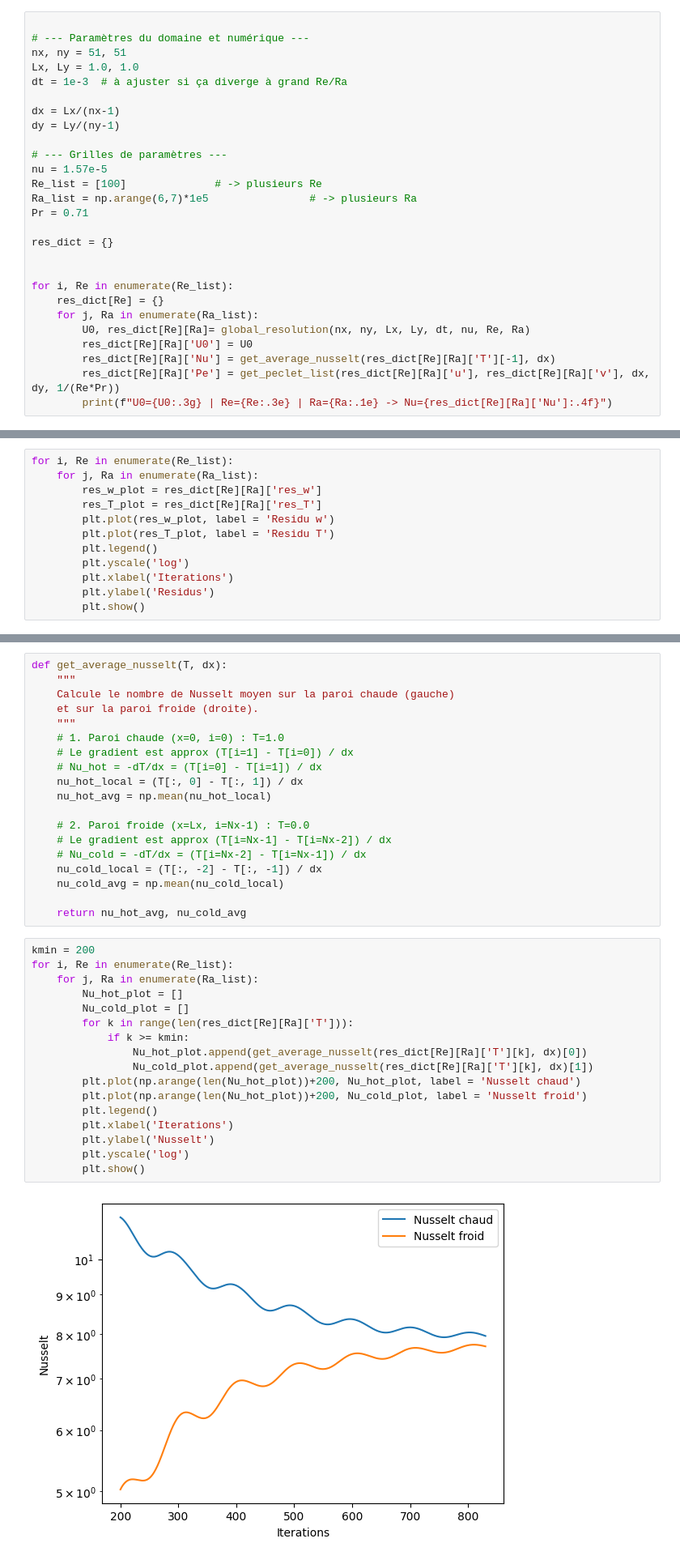
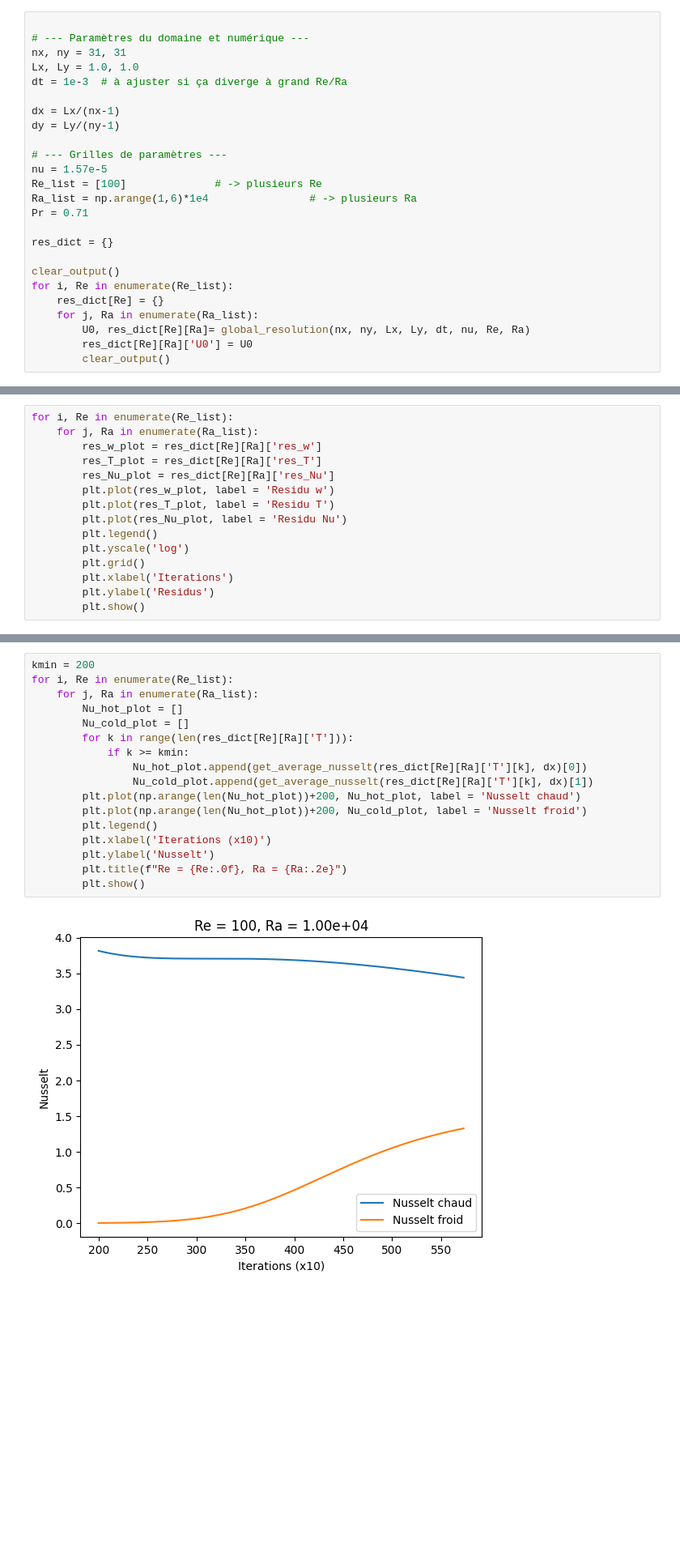
Before and after one commit to PierreG25/Thermal-transfert, a Jupyter notebook: Nusselt.ipynb, the cells around one changed output, grey strips where cells are left out. Shown at 81% size. Drawn from its saved outputs; the diff is of its cells as text; blank space fills up the shorter version.

```diff
--- a/Nusselt.ipynb
+++ b/Nusselt.ipynb
@@ -8,7 +10,7 @@ from projet_6_bis_iteration_friendly import *
 # %%
 
 # --- Paramètres du domaine et numérique ---
-nx, ny = 51, 51
+nx, ny = 31, 31
 Lx, Ly = 1.0, 1.0
 dt = 1e-3  # à ajuster si ça diverge à grand Re/Ra
 
@@ -18,18 +20,16 @@ dy = Ly/(ny-1)
 # --- Grilles de paramètres ---
 nu = 1.57e-5
 Re_list = [100]              # -> plusieurs Re
-Ra_list = np.arange(6,7)*1e5                # -> plusieurs Ra
+Ra_list = np.arange(1,6)*1e4                # -> plusieurs Ra
 Pr = 0.71
 
 res_dict = {}
 
-
+clear_output()
 for i, Re in enumerate(Re_list):
     res_dict[Re] = {}
     for j, Ra in enumerate(Ra_list):
         U0, res_dict[Re][Ra]= global_resolution(nx, ny, Lx, Ly, dt, nu, Re, Ra)
         res_dict[Re][Ra]['U0'] = U0
-        res_dict[Re][Ra]['Nu'] = get_average_nusselt(res_dict[Re][Ra]['T'][-1], dx)
-        res_dict[Re][Ra]['Pe'] = get_peclet_list(res_dict[Re][Ra]['u'], res_dict[Re][Ra]['v'], dx, dy, 1/(Re*Pr))
-        print(f"U0={U0:.3g} | Re={Re:.3e} | Ra={Ra:.1e} -> Nu={res_dict[Re][Ra]['Nu']:.4f}")
+        clear_output()
 # %% [output]
@@ -55,10 +55,13 @@ for i, Re in enumerate(Re_list):
     for j, Ra in enumerate(Ra_list):
         res_w_plot = res_dict[Re][Ra]['res_w']
         res_T_plot = res_dict[Re][Ra]['res_T']
+        res_Nu_plot = res_dict[Re][Ra]['res_Nu']
         plt.plot(res_w_plot, label = 'Residu w')
         plt.plot(res_T_plot, label = 'Residu T')
+        plt.plot(res_Nu_plot, label = 'Residu Nu')
         plt.legend()
         plt.yscale('log')
+        plt.grid()
         plt.xlabel('Iterations')
         plt.ylabel('Residus')
         plt.show()
@@ -67,38 +71,19 @@ for i, Re in enumerate(Re_list):
-# %%
-def get_average_nusselt(T, dx):
-    """
-    Calcule le nombre de Nusselt moyen sur la paroi chaude (gauche)
-    et sur la paroi froide (droite).
-    """
-    # 1. Paroi chaude (x=0, i=0) : T=1.0
-    # Le gradient est approx (T[i=1] - T[i=0]) / dx
-    # Nu_hot = -dT/dx = (T[i=0] - T[i=1]) / dx
-    nu_hot_local = (T[:, 0] - T[:, 1]) / dx
-    nu_hot_avg = np.mean(nu_hot_local)
-
-    # 2. Paroi froide (x=Lx, i=Nx-1) : T=0.0
-    # Le gradient est approx (T[i=Nx-1] - T[i=Nx-2]) / dx
-    # Nu_cold = -dT/dx = (T[i=Nx-2] - T[i=Nx-1]) / dx
-    nu_cold_local = (T[:, -2] - T[:, -1]) / dx
-    nu_cold_avg = np.mean(nu_cold_local)
-
-    return nu_hot_avg, nu_cold_avg
 # %%
 kmin = 200
 for i, Re in enumerate(Re_list):
     for j, Ra in enumerate(Ra_list):
         Nu_hot_plot = []
         Nu_cold_plot = []
         for k in range(len(res_dict[Re][Ra]['T'])):
             if k >= kmin:
                 Nu_hot_plot.append(get_average_nusselt(res_dict[Re][Ra]['T'][k], dx)[0])
                 Nu_cold_plot.append(get_average_nusselt(res_dict[Re][Ra]['T'][k], dx)[1])
         plt.plot(np.arange(len(Nu_hot_plot))+200, Nu_hot_plot, label = 'Nusselt chaud')
         plt.plot(np.arange(len(Nu_hot_plot))+200, Nu_cold_plot, label = 'Nusselt froid')
         plt.legend()
-        plt.xlabel('Iterations')
+        plt.xlabel('Iterations (x10)')
         plt.ylabel('Nusselt')
-        plt.yscale('log')
+        plt.title(f"Re = {Re:.0f}, Ra = {Ra:.2e}")
         plt.show()
 # %% [output]
-[figure, old version]
+[figure, new version]
```
Also changed, not shown: parts of 6 cells of this notebook, 2 other files.
